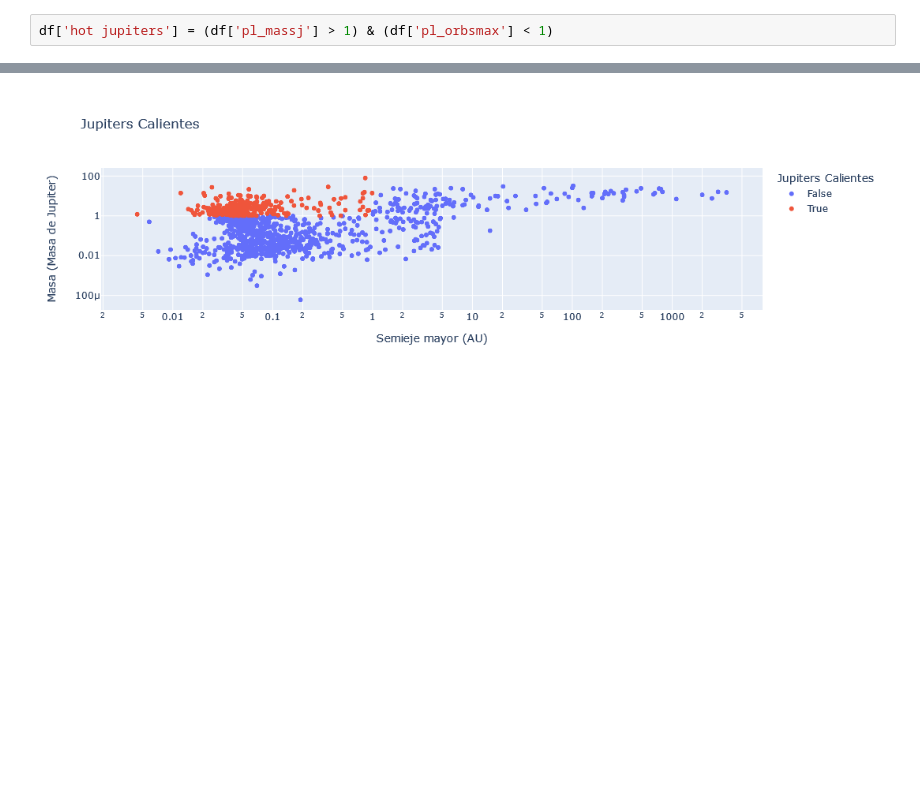
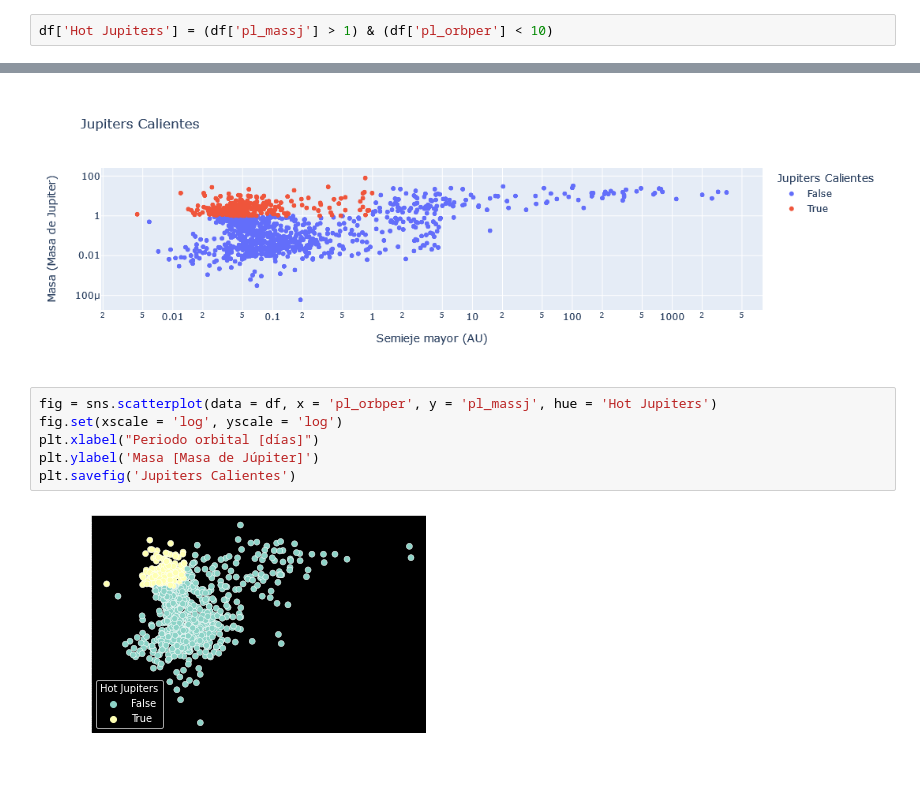
Before and after one commit to npi2015/EDA, a Jupyter notebook: plotting.ipynb, the cells around one changed output, grey strips where cells are left out. Drawn from its saved outputs; the diff is of its cells as text; blank space fills up the shorter version.

```diff
--- a/plotting.ipynb
+++ b/plotting.ipynb
@@ -352,7 +358,7 @@ fig.show()
 # %% [output]
 [figure]
 # %%
-df['hot jupiters'] = (df['pl_massj'] > 1) & (df['pl_orbsmax'] < 1)
+df['Hot Jupiters'] = (df['pl_massj'] > 1) & (df['pl_orbper'] < 10)
 # %%
 import plotly.express as px
 fig = px.scatter(df, x = 'pl_orbsmax', y = 'pl_massj', color = 'hot jupiters', title = 'Jupiters Calientes', labels = {'hot jupiters': 'Jupiters Calientes'})
@@ -361,3 +367,11 @@ fig.update_yaxes(type="log", title = 'Masa (Masa de Jupiter)')
 fig.show()
 # %% [output]
 [figure]
+# %%
+fig = sns.scatterplot(data = df, x = 'pl_orbper', y = 'pl_massj', hue = 'Hot Jupiters')
+fig.set(xscale = 'log', yscale = 'log')
+plt.xlabel("Periodo orbital [días]")
+plt.ylabel('Masa [Masa de Júpiter]')
+plt.savefig('Jupiters Calientes')
+# %% [output]
+[figure, added]
```
Also changed, not shown: parts of 6 cells of this notebook, 3 other files.
